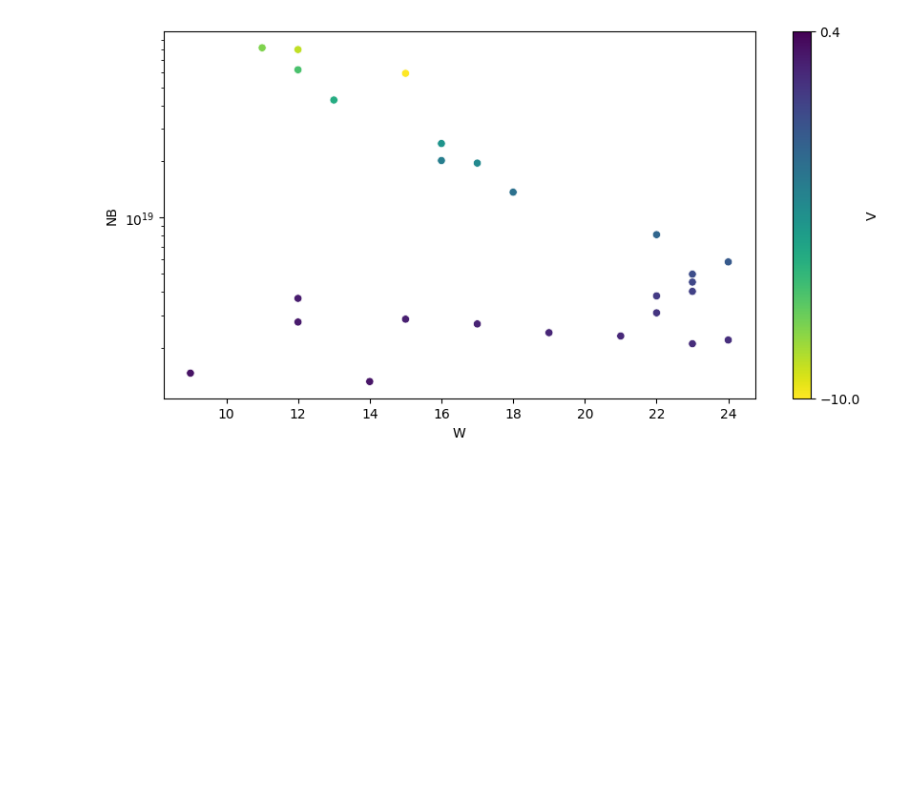
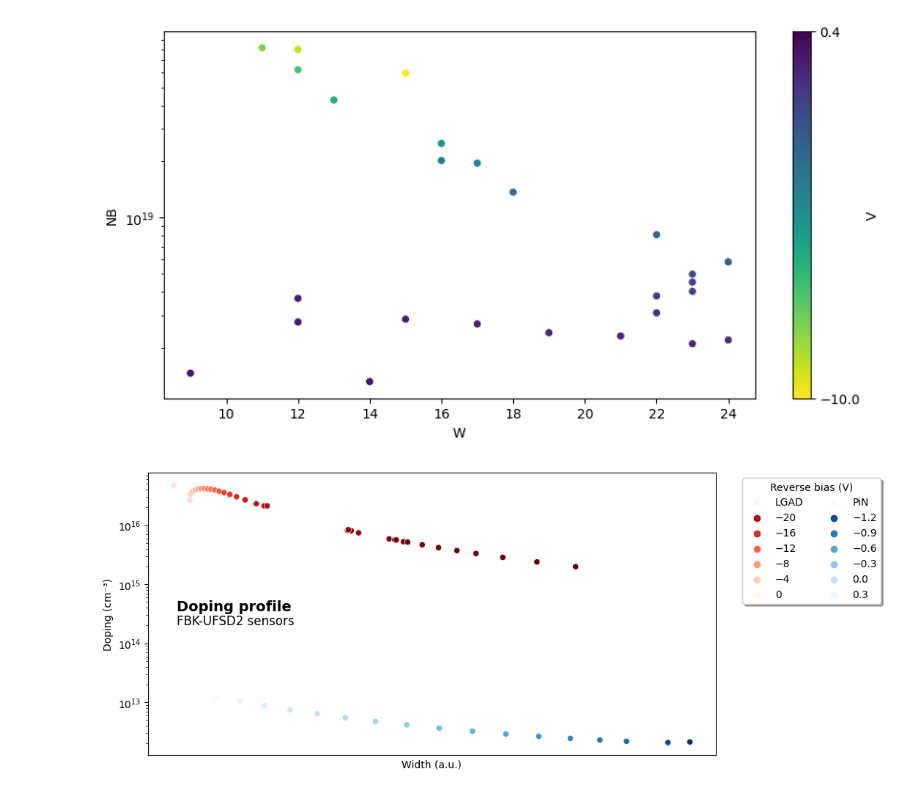
Before and after one commit to GiorgioAlbertoLucia/LabFNS2, a Jupyter notebook: Probe-station/src/test_depletion.ipynb, the cells around one changed output. Drawn from its saved outputs; the diff is of its cells as text; code cells hidden in the pictures; blank space fills up the shorter version.

Commit message:
doping profile

```diff
--- a/Probe-station/src/test_depletion.ipynb
+++ b/Probe-station/src/test_depletion.ipynb
@@ -103,3 +103,53 @@ cbar.set_label("V")
 plt.show()
 # %% [output]
 [figure]
+# %%
+PinDF = pd.read_csv("../data/output/depletion_voltage_PiN_verbose.txt", delim_whitespace=True, index_col=0)
+LGADDF = pd.read_csv("../data/output/depletion_voltage_LGAD_verbose.txt", delim_whitespace=True, index_col=0)
+
+PinDF["W"]=PinDF["W"]*1e6
+LGADDF["W"]=LGADDF["W"]*1e6*7   # put this in a.u. -> better comparison
+
+PinDF["NB"]=PinDF["NB"]*1e-6
+LGADDF["NB"]=LGADDF["NB"]*1e-6
+
+PinDF.query(' V > -1.6', inplace=True)
+LGADDF.query('V >= -23.1', inplace=True)
+# %%
+# Create a scatterplot
+f, ax = plt.subplots(figsize=(10, 5))
+scatter1 = sns.scatterplot(data=LGADDF, x="W", y="NB", hue="V", palette="Reds_r", ax=ax, label="LGAD", color="red")
+scatter2 = sns.scatterplot(data=PinDF, x="W", y="NB", hue="V", palette="Blues_r", ax=ax, label="PiN", color="blue")
+
+# Set the y-axis to use a log scale
+ax.set_yscale('log')
+ax.set_xlabel("Width (a.u.)")
+ax.set_xticks([])
+ax.set_ylabel("Doping (cm⁻³)")
+
+# Add text on the plot
+ax.text(0.05, 0.55, "Doping profile", transform=ax.transAxes, fontsize=14, fontweight='bold', va='top')
+ax.text(0.05, 0.5, "FBK-UFSD2 sensors", transform=ax.transAxes, fontsize=12, va='top')
+
+# Create a ScalarMappable to map your values to colors
+norm1 = plt.Normalize(LGADDF['V'].min(), LGADDF['V'].max())
+sm1 = cm.ScalarMappable(cmap="Reds_r", norm=norm1)
+sm1.set_array([])
+
+norm2 = plt.Normalize(PinDF['V'].min(), PinDF['V'].max())
+sm2 = cm.ScalarMappable(cmap="Blues_r", norm=norm2)
+sm2.set_array([])
+
+# Add colorbars
+#cbar1 = plt.colorbar(sm1, ax=ax, orientation="vertical", ticks=[LGADDF['V'].min(), LGADDF['V'].max()])
+#cbar1.set_label("Reverse bias (V)")
+#
+#cbar2 = plt.colorbar(sm2, ax=ax, orientation="vertical", ticks=[PinDF['V'].min(), PinDF['V'].max()])
+##cbar2.set_label("Reverse bias (V)")
+
+ax.legend(loc='upper right', bbox_to_anchor=(1.3, 1.0), ncol=2, fancybox=True, shadow=True, title="Reverse bias (V)")
+
+plt.savefig("../data/output/Figures/doping_prof_comp.pdf", dpi=300, bbox_inches='tight')
+plt.show()
+# %% [output]
+[figure, added]
```
Also changed, not shown: 19 other files.
